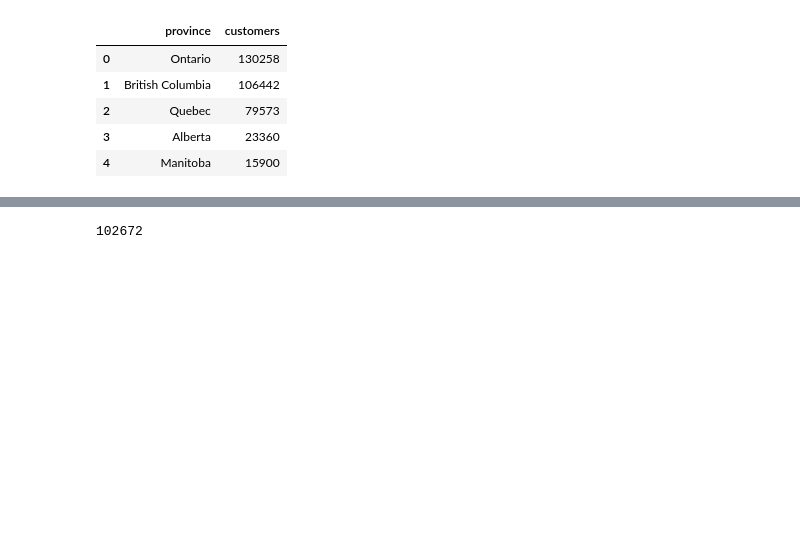
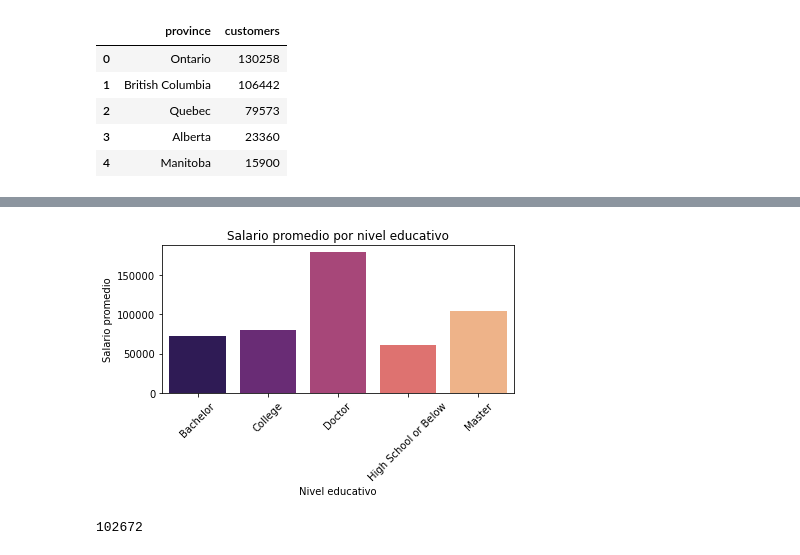
Before and after one commit to Adalab/bda-modulo-3-evaluacion-final-JohannaRL, a Jupyter notebook: final.ipynb, the cells around one changed output, grey strips where cells are left out. Cells and saved outputs as stored; diff of their text form; code cells hidden in the pictures; blank space fills up the shorter version.

```diff
--- a/final.ipynb
+++ b/final.ipynb
@@ -391,6 +391,6 @@ customers_province.head()
 # %%
 #4. ¿Cómo se compara el salario promedio entre los diferentes niveles educativos de los clientes?  education- salary
 
-mean_salary_edu = df_join.groupby('education')['salary'].mean()
+mean_salary_edu = df_total2.groupby('education')['salary'].mean().reset_index()
 mean_salary_edu
 # %% [output]
@@ -421 +403,15 @@ college_df
+# %%
+sns.barplot(x = "education",
+            y = "salary",
+            data = mean_salary_edu,
+            palette = "magma")
+
+plt.title('Salario promedio por nivel educativo')
+plt.xlabel('Nivel educativo')
+plt.ylabel('Salario promedio')
+plt.xticks(rotation=45)
+plt.tight_layout()
+plt.show()
+# %% [output]
+[figure, added]
 # %%
```
Also changed, not shown: parts of 28 cells of this notebook.
